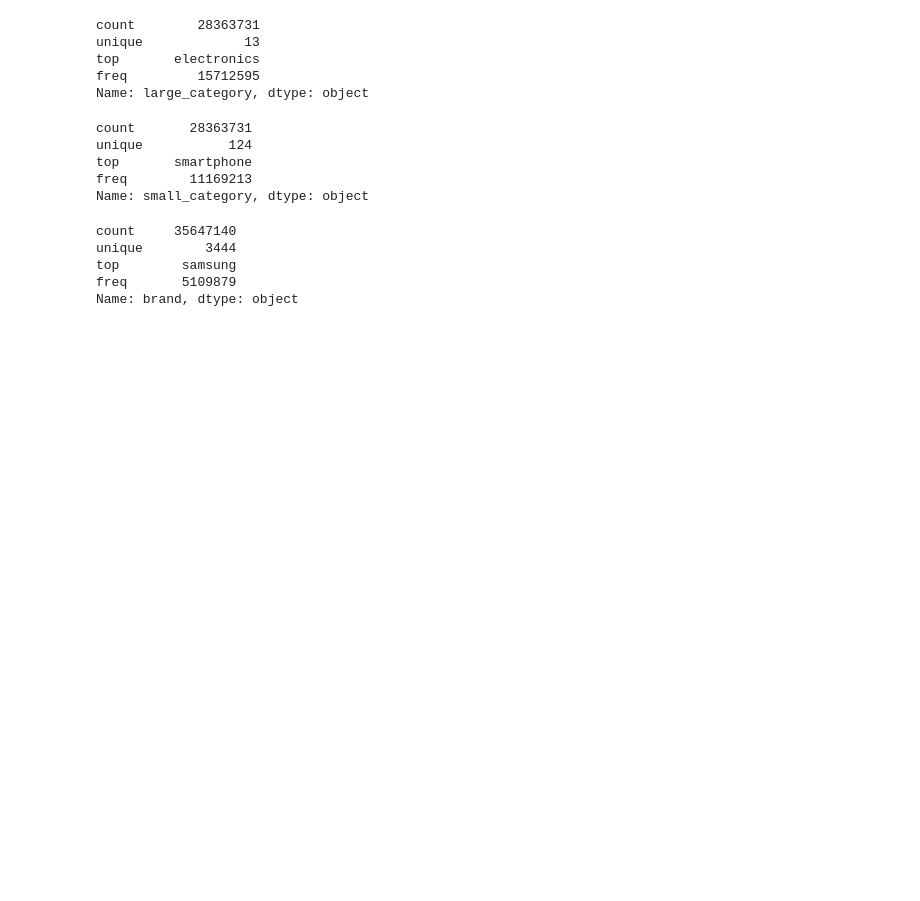
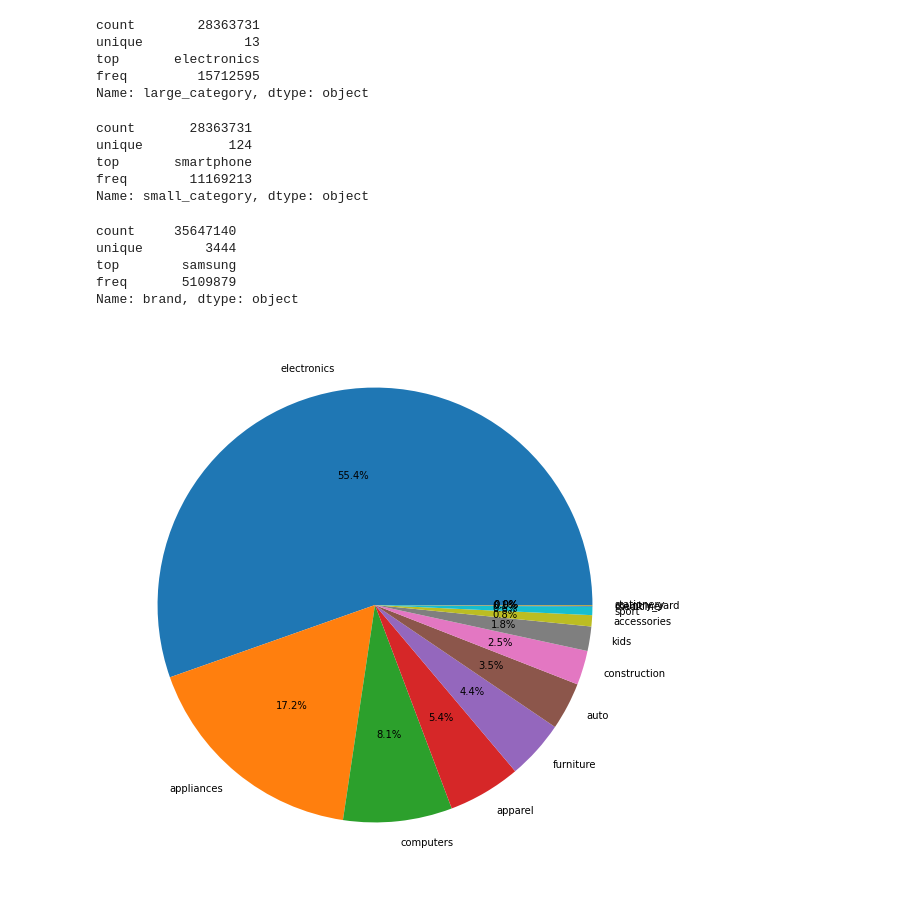
Before and after one commit to lover-swan/project2_2, a Jupyter notebook: EDA2.ipynb, the cells around one changed output. Saved outputs shown, nothing was run; the diff lists cells and outputs as text; code cells hidden in the pictures; blank space fills up the shorter version.

```diff
--- a/EDA2.ipynb
+++ b/EDA2.ipynb
@@ -48,3 +48,9 @@ unique        3444
 top        samsung
 freq       5109879
 Name: brand, dtype: object
+# %%
+plt.figure(figsize=(10,10))
+plt.pie(data.large_category.value_counts(),labels=data.large_category.value_counts().index,autopct='%.1f%%')
+plt.show()
+# %% [output]
+[figure, added]
```
Also changed, not shown: parts of 3 cells of this notebook.
